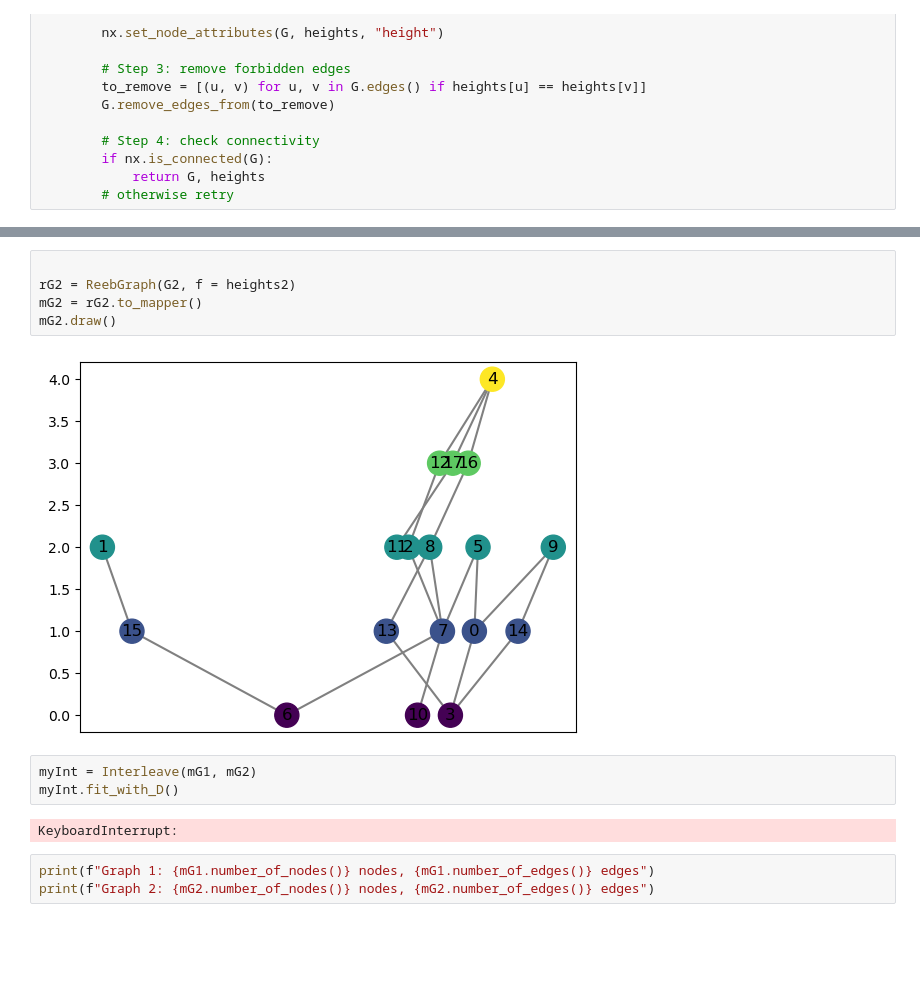
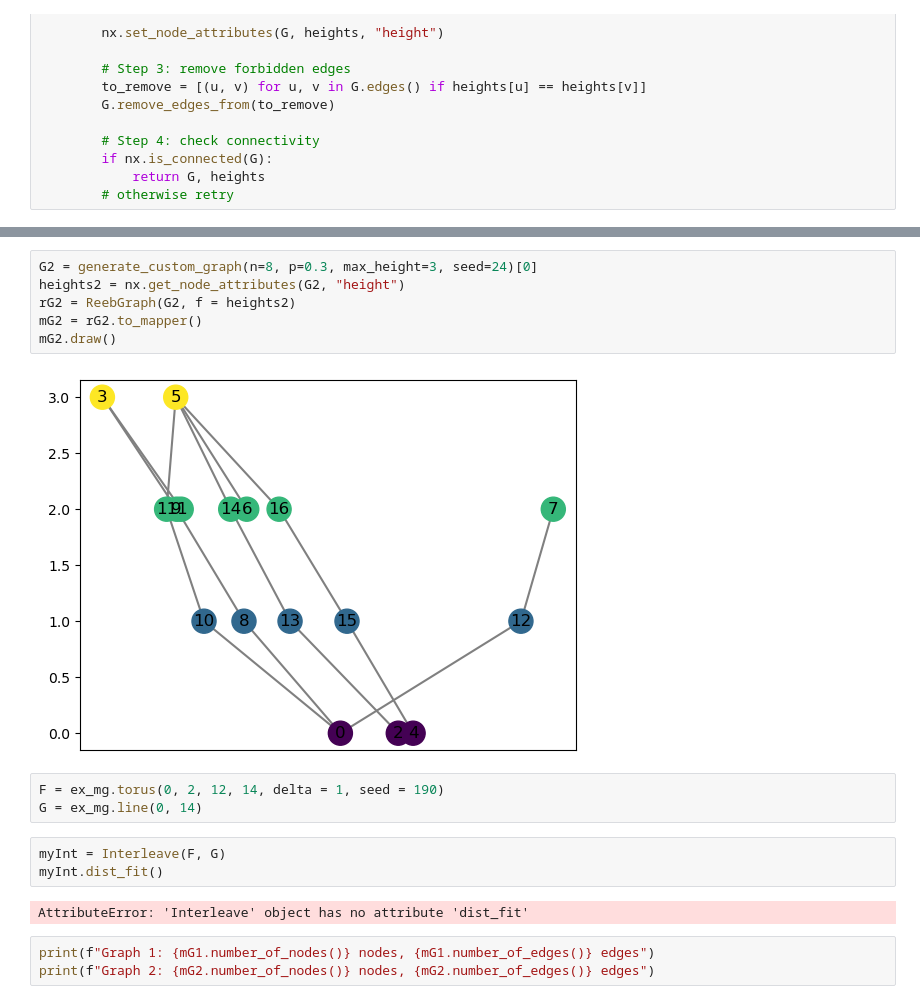
Before and after one commit to ishikaghosh2201/Mapper-Loss-Computation, a Jupyter notebook: optimization_experiments.ipynb, the cells around one changed output, grey strips where cells are left out. Saved outputs shown, nothing was run; the diff lists cells and outputs as text; blank space fills up the shorter version.

```diff
--- a/optimization_experiments.ipynb
+++ b/optimization_experiments.ipynb
@@ -56,15 +57,19 @@ mG1.draw()
 # %%
-
+G2 = generate_custom_graph(n=8, p=0.3, max_height=3, seed=24)[0]
+heights2 = nx.get_node_attributes(G2, "height")
 rG2 = ReebGraph(G2, f = heights2)
 mG2 = rG2.to_mapper()
 mG2.draw()
 # %% [output]
-[figure, old version]
+[figure, new version]
 # %%
-myInt = Interleave(mG1, mG2)
-myInt.fit_with_D()
+F = ex_mg.torus(0, 2, 12, 14, delta = 1, seed = 190)
+G = ex_mg.line(0, 14)
-# %% [output]
-KeyboardInterrupt:
+# %%
+myInt = Interleave(F, G)
+myInt.dist_fit()
+# %% [output]
+AttributeError: 'Interleave' object has no attribute 'dist_fit'
 # %%
 print(f"Graph 1: {mG1.number_of_nodes()} nodes, {mG1.number_of_edges()} edges")
 print(f"Graph 2: {mG2.number_of_nodes()} nodes, {mG2.number_of_edges()} edges")
```
Also changed, not shown: parts of 1 cell of this notebook.
